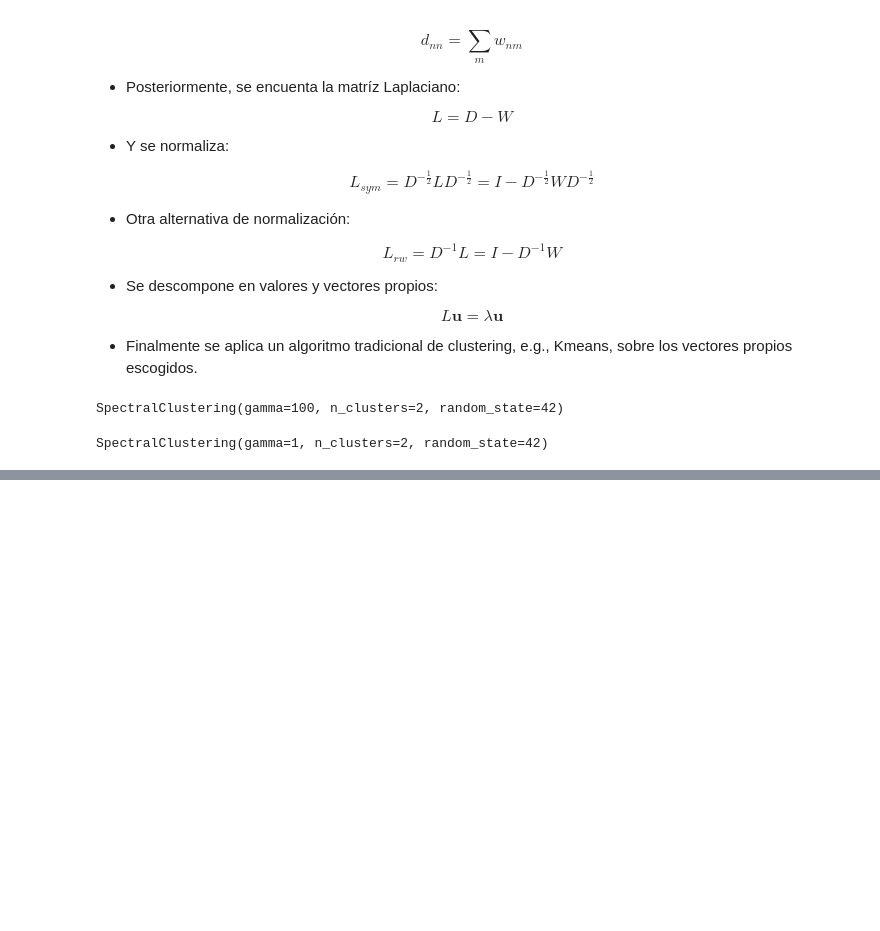
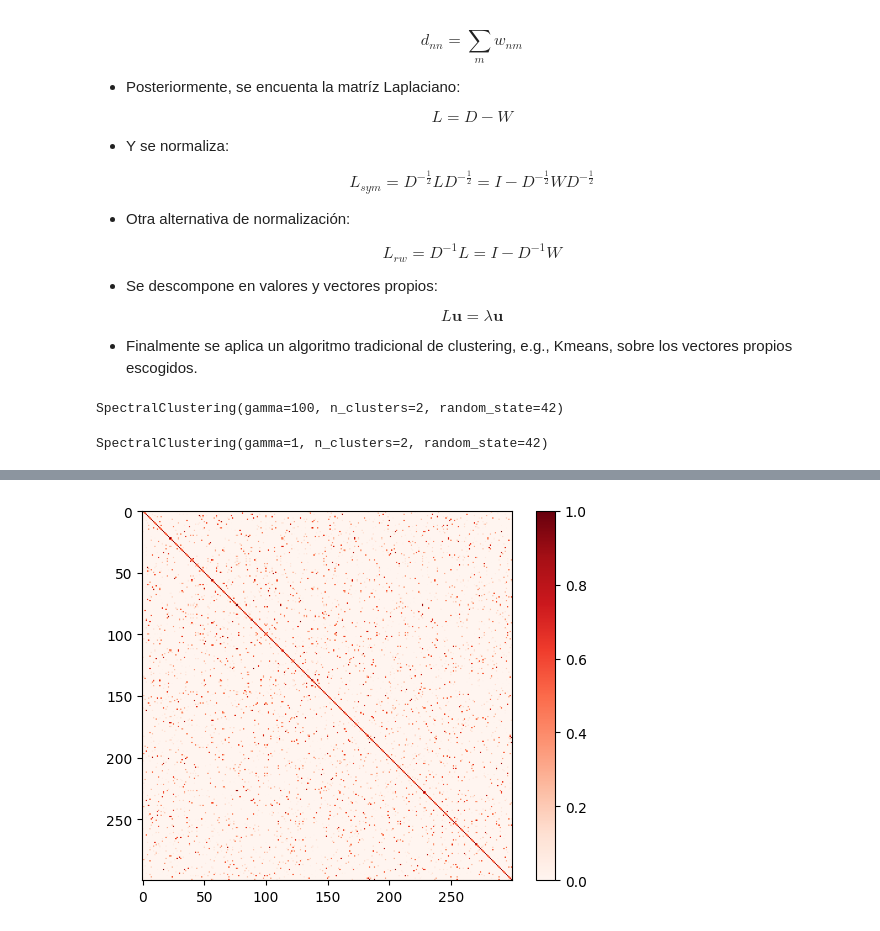
Before and after one commit to amalvarezme/AprendizajeMaquina, a Jupyter notebook: 4_Clasificacion_Clustering_DR/7_ConglomeradosNosupervisado.ipynb, the cells around one changed output, grey strips where cells are left out. Drawn from its saved outputs; the diff is of its cells as text; code cells hidden in the pictures; blank space fills up the shorter version.

```diff
--- a/4_Clasificacion_Clustering_DR/7_ConglomeradosNosupervisado.ipynb
+++ b/4_Clasificacion_Clustering_DR/7_ConglomeradosNosupervisado.ipynb
@@ -955,0 +959,15 @@ plt.show()
+# %%
+import networkx as nx
+from scipy.spatial.distance import cdist, squareform
+# Gaussian similarity
+
+def gaussK(X,gamma=1):
+  D = cdist(X,X)
+  return np.exp(-gamma*D**2)
+
+similarity_matrix = gaussK(X,gamma=100)
+plt.imshow(similarity_matrix,cmap='Reds')
+plt.colorbar()
+plt.show()
+# %% [output]
+[figure, added]
```
Also changed, not shown: parts of 15 cells of this notebook.
